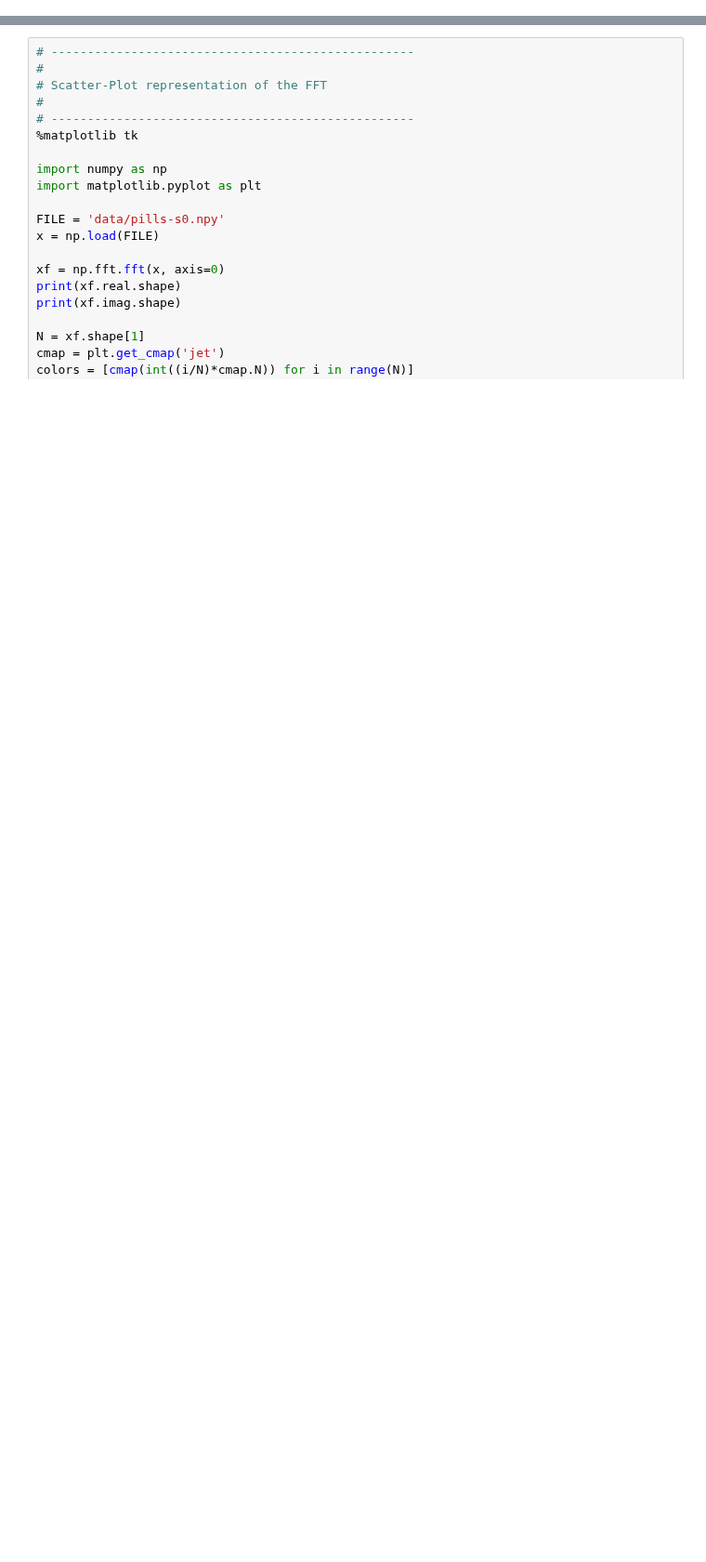
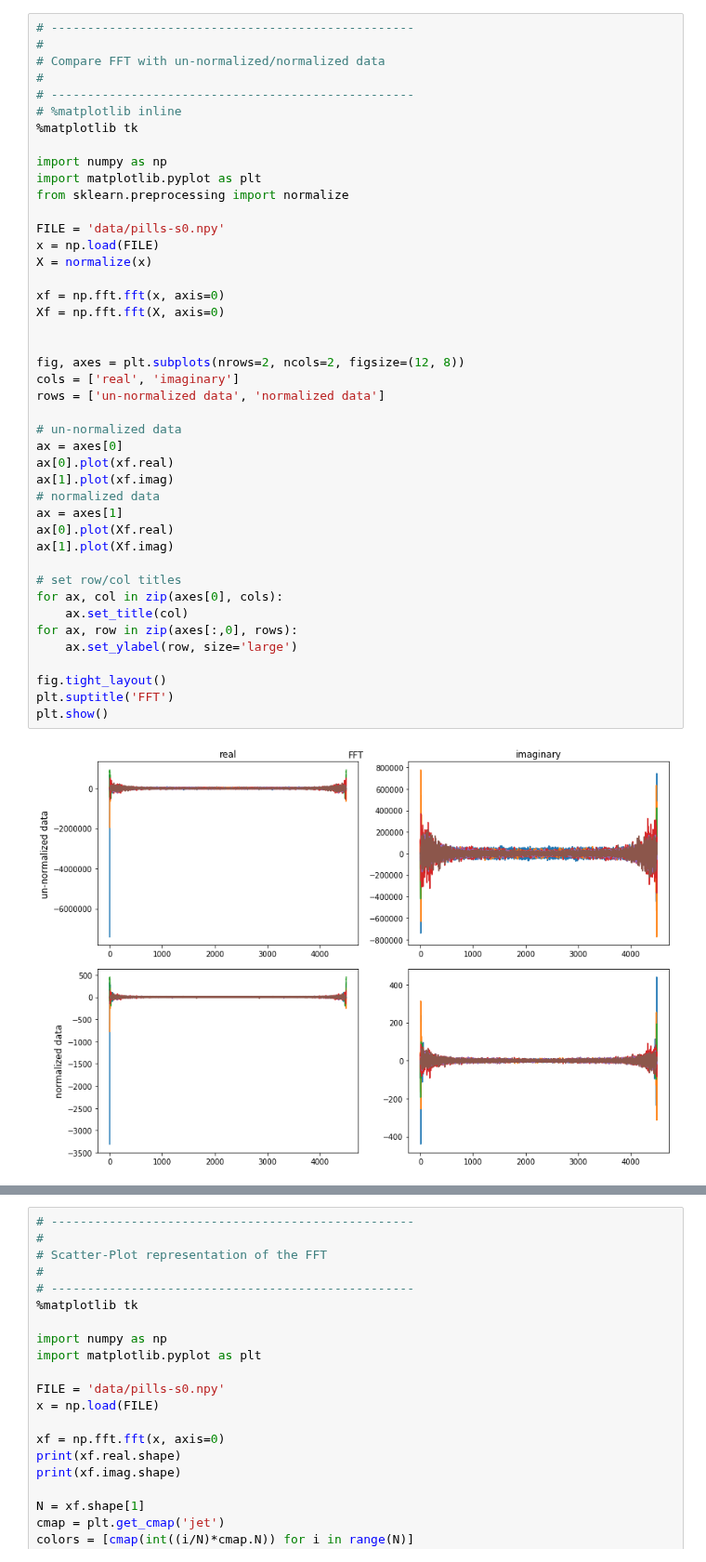
Before and after one commit to lwthatcher/thesis-hacks, a Jupyter notebook: fft.ipynb, the cells around one changed output, grey strips where cells are left out. Shown at 93% size. Cells and saved outputs as stored; diff of their text form; blank space fills up the shorter version.

```diff
--- a/fft.ipynb
+++ b/fft.ipynb
@@ -49,0 +1,45 @@ plt.show()
+# %%
+# --------------------------------------------------
+#
+# Compare FFT with un-normalized/normalized data
+#
+# --------------------------------------------------
+# %matplotlib inline
+%matplotlib tk
+
+import numpy as np
+import matplotlib.pyplot as plt
+from sklearn.preprocessing import normalize
+
+FILE = 'data/pills-s0.npy'
+x = np.load(FILE)
+X = normalize(x)
+
+xf = np.fft.fft(x, axis=0)
+Xf = np.fft.fft(X, axis=0)
+
+
+fig, axes = plt.subplots(nrows=2, ncols=2, figsize=(12, 8))
+cols = ['real', 'imaginary']
+rows = ['un-normalized data', 'normalized data']
+
+# un-normalized data
+ax = axes[0]
+ax[0].plot(xf.real)
+ax[1].plot(xf.imag)
+# normalized data
+ax = axes[1]
+ax[0].plot(Xf.real)
+ax[1].plot(Xf.imag)
+
+# set row/col titles
+for ax, col in zip(axes[0], cols):
+    ax.set_title(col)
+for ax, row in zip(axes[:,0], rows):
+    ax.set_ylabel(row, size='large')
+
+fig.tight_layout()
+plt.suptitle('FFT')
+plt.show()
+# %% [output]
+[figure, added]
```
Also changed, not shown: parts of 4 cells of this notebook, 3 other files.
